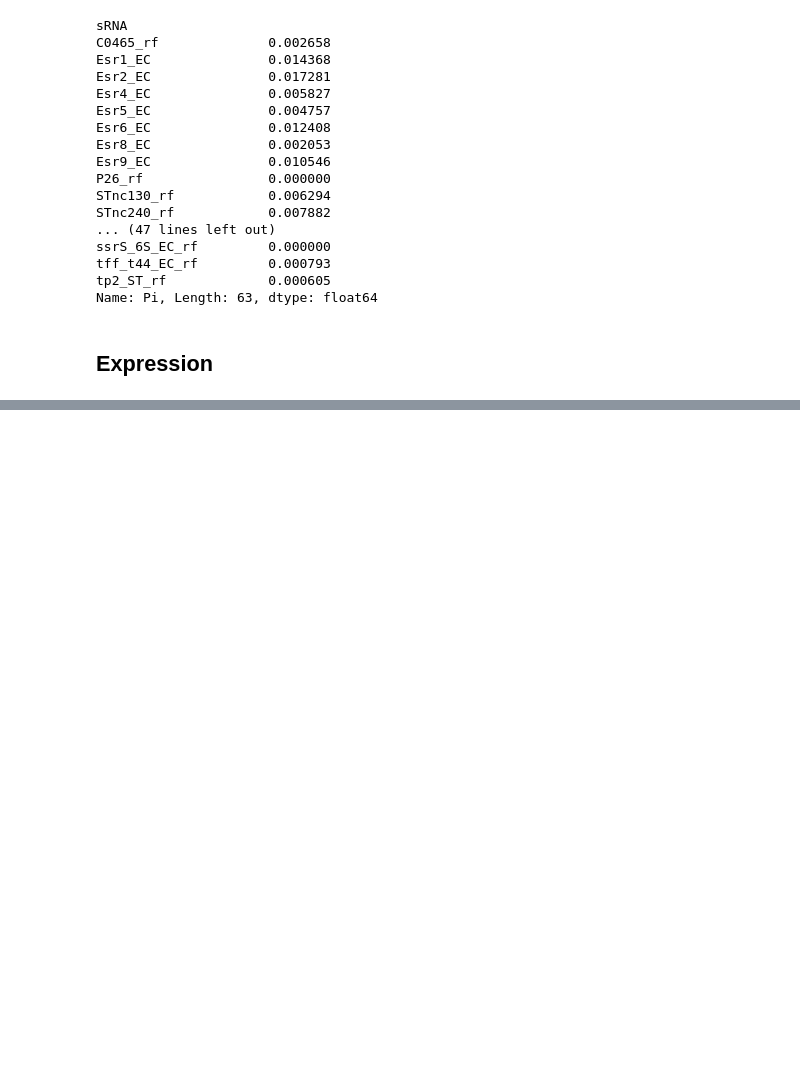
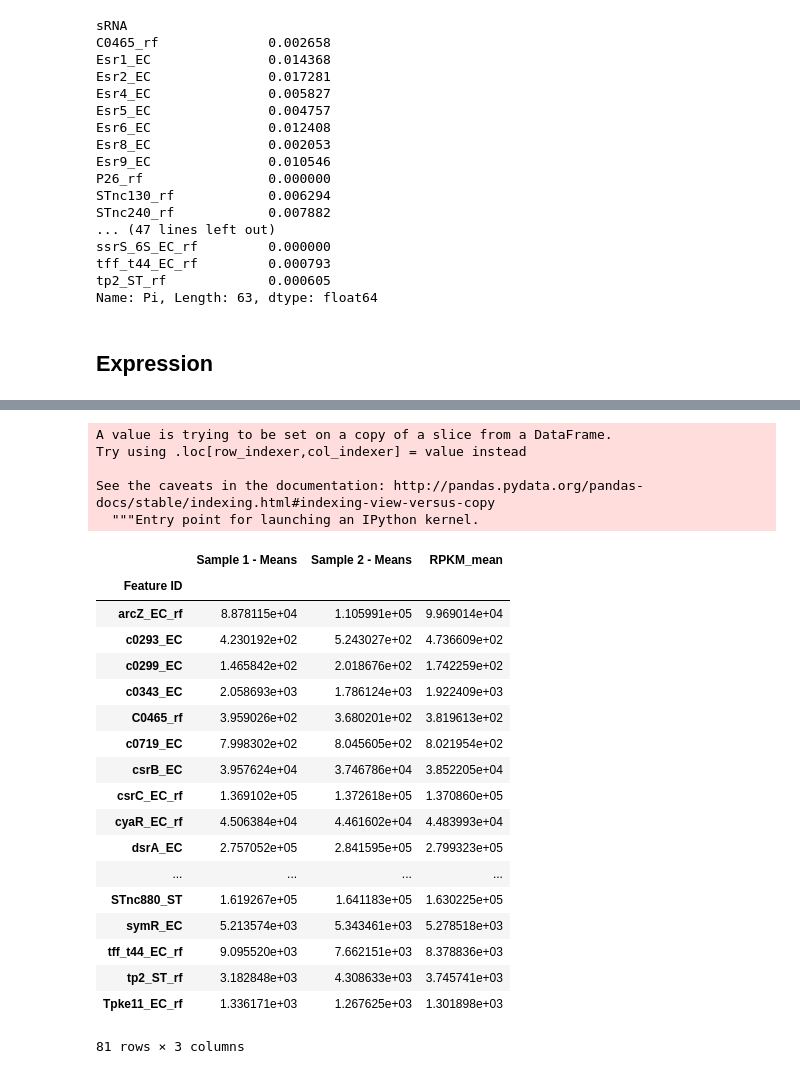
Before and after one commit to blauguste/ecoli-data, a Jupyter notebook: select_30_alignments/analyze_dnasp.ipynb, the cells around one changed output, grey strips where cells are left out. Drawn from its saved outputs; the diff is of its cells as text; code cells hidden in the pictures; blank space fills up the shorter version.

```diff
--- a/select_30_alignments/analyze_dnasp.ipynb
+++ b/select_30_alignments/analyze_dnasp.ipynb
@@ -146,0 +219,30 @@ Name: Pi, Length: 63, dtype: float64
+# %%
+exp['RPKM_mean'] = exp.mean(axis=1)
+# %% [output]
+A value is trying to be set on a copy of a slice from a DataFrame.
+Try using .loc[row_indexer,col_indexer] = value instead
+
+See the caveats in the documentation: http://pandas.pydata.org/pandas-docs/stable/indexing.html#indexing-view-versus-copy
+  """Entry point for launching an IPython kernel.
+# %%
+exp
+# %% [output]
+|  | Sample 1 - Means | Sample 2 - Means | RPKM_mean |
+| Feature ID |  |  |  |
+| arcZ_EC_rf | 8.878115e+04 | 1.105991e+05 | 9.969014e+04 |
+| c0293_EC | 4.230192e+02 | 5.243027e+02 | 4.736609e+02 |
+| c0299_EC | 1.465842e+02 | 2.018676e+02 | 1.742259e+02 |
+| c0343_EC | 2.058693e+03 | 1.786124e+03 | 1.922409e+03 |
+| C0465_rf | 3.959026e+02 | 3.680201e+02 | 3.819613e+02 |
+| c0719_EC | 7.998302e+02 | 8.045605e+02 | 8.021954e+02 |
+| csrB_EC | 3.957624e+04 | 3.746786e+04 | 3.852205e+04 |
+| csrC_EC_rf | 1.369102e+05 | 1.372618e+05 | 1.370860e+05 |
+| cyaR_EC_rf | 4.506384e+04 | 4.461602e+04 | 4.483993e+04 |
+| dsrA_EC | 2.757052e+05 | 2.841595e+05 | 2.799323e+05 |
+| ... | ... | ... | ... |
+| STnc880_ST | 1.619267e+05 | 1.641183e+05 | 1.630225e+05 |
+| symR_EC | 5.213574e+03 | 5.343461e+03 | 5.278518e+03 |
+| tff_t44_EC_rf | 9.095520e+03 | 7.662151e+03 | 8.378836e+03 |
+| tp2_ST_rf | 3.182848e+03 | 4.308633e+03 | 3.745741e+03 |
+| Tpke11_EC_rf | 1.336171e+03 | 1.267625e+03 | 1.301898e+03 |
+81 rows × 3 columns
```
Also changed, not shown: parts of 8 cells of this notebook.
